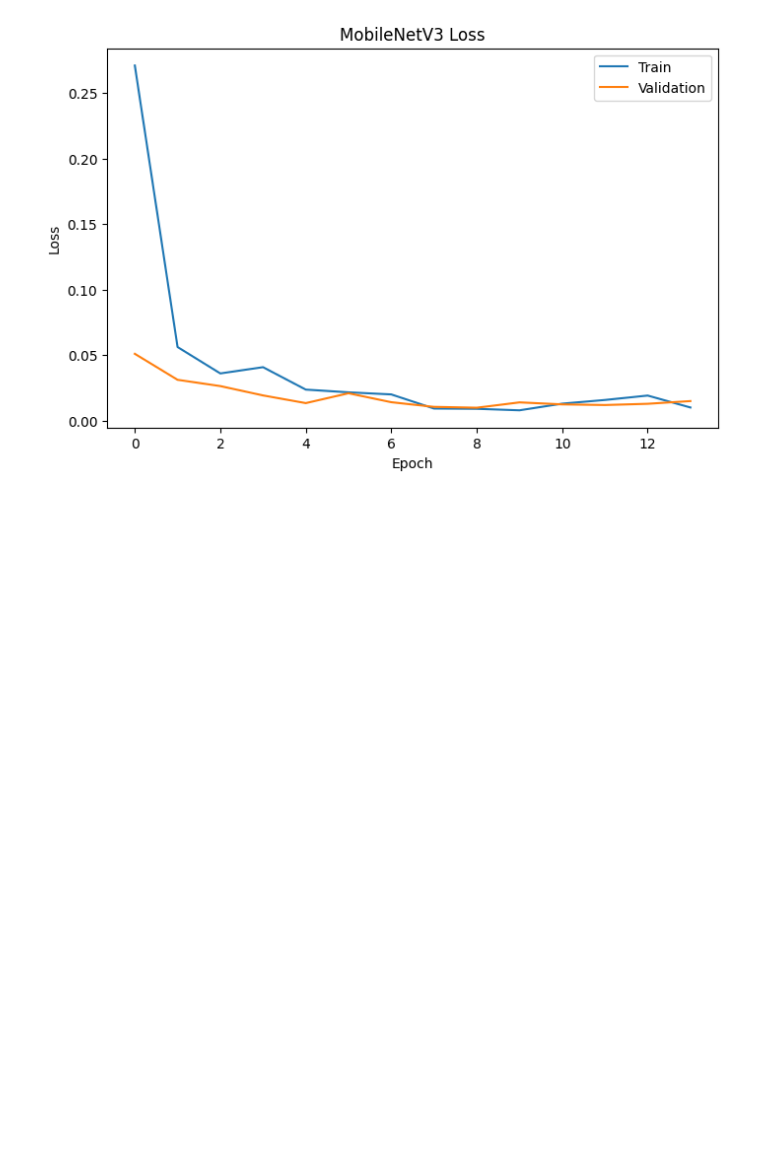
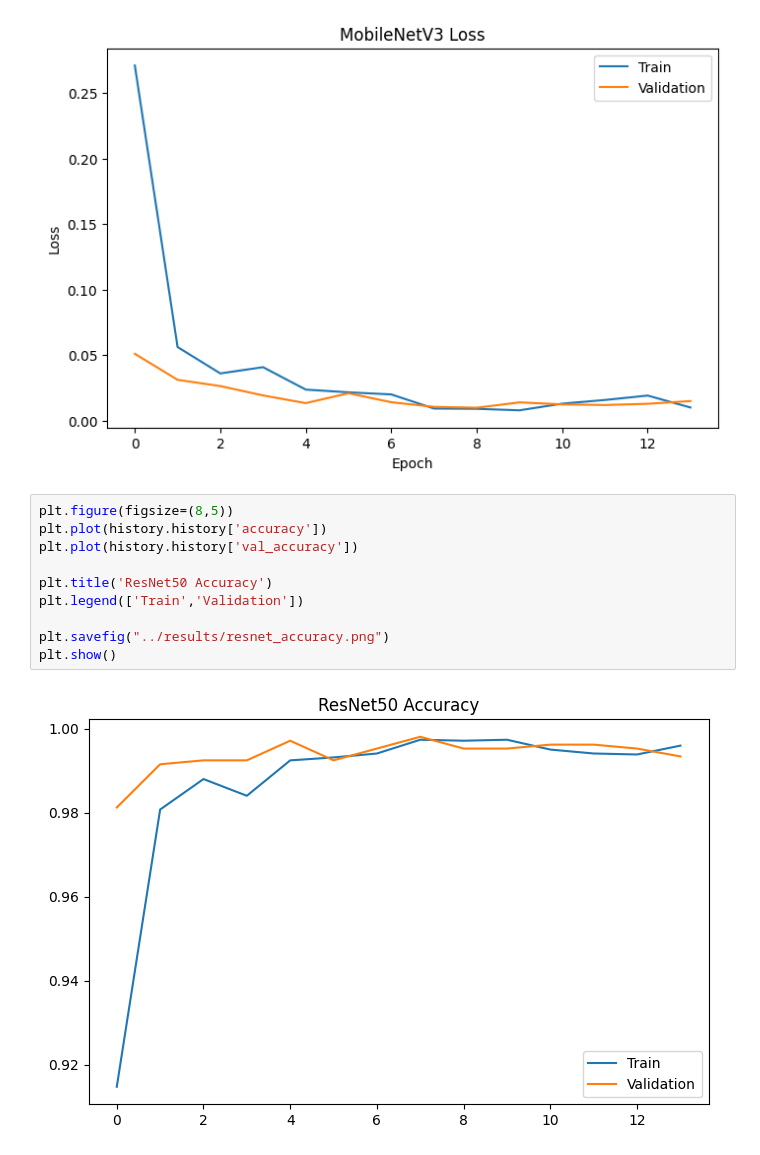
Before and after one commit to kumar1417/PlantVillage_Project, a Jupyter notebook: models/2_resnet50.ipynb, the cells around one changed output. Drawn from its saved outputs; the diff is of its cells as text; blank space fills up the shorter version.

```diff
--- a/modelling/2_resnet50.ipynb
+++ b/models/2_resnet50.ipynb
@@ -350,3 +375,15 @@ plt.legend(['Train','Validation'])
 plt.show()
 # %% [output]
 [figure]
+# %%
+plt.figure(figsize=(8,5))
+plt.plot(history.history['accuracy'])
+plt.plot(history.history['val_accuracy'])
+
+plt.title('ResNet50 Accuracy')
+plt.legend(['Train','Validation'])
+
+plt.savefig("../results/resnet_accuracy.png")
+plt.show()
+# %% [output]
+[figure, added]
```
Also changed, not shown: parts of 20 cells of this notebook, 7 other files.
